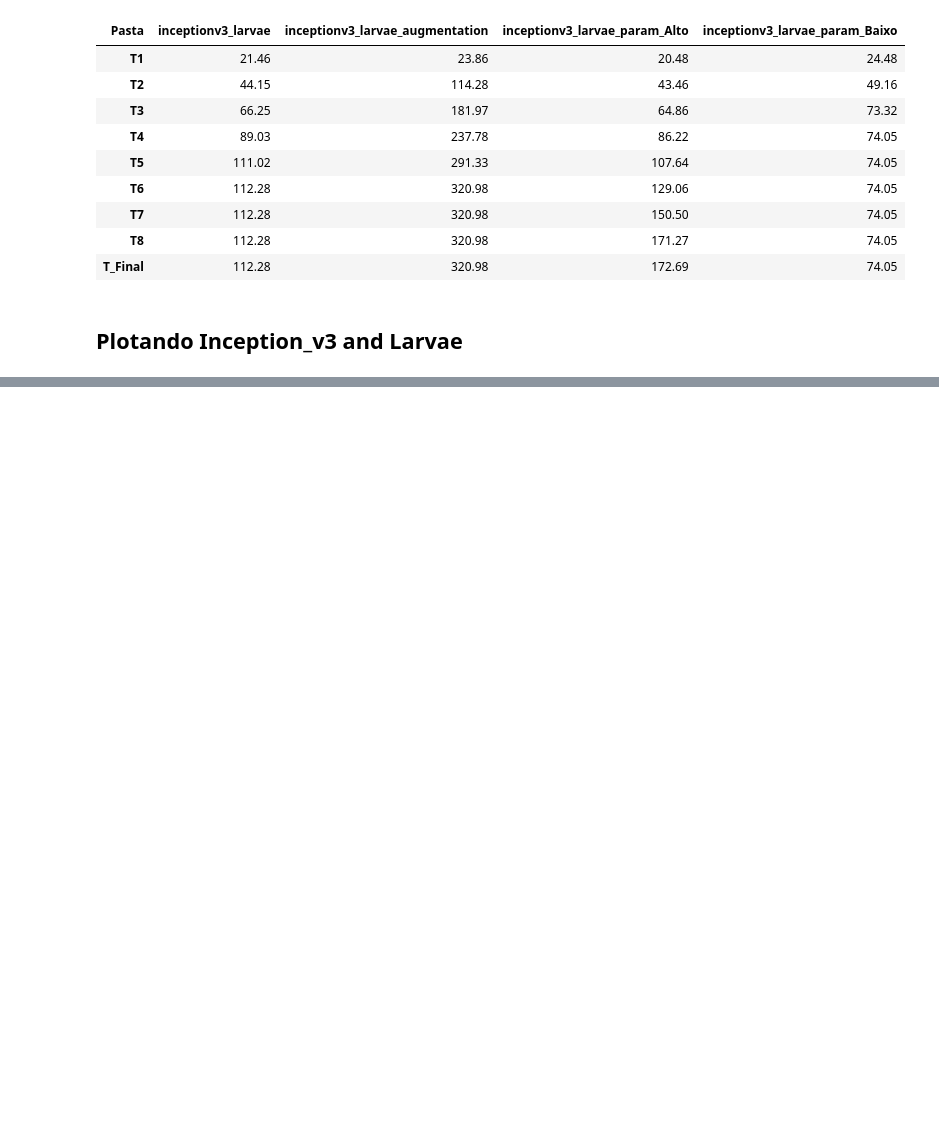
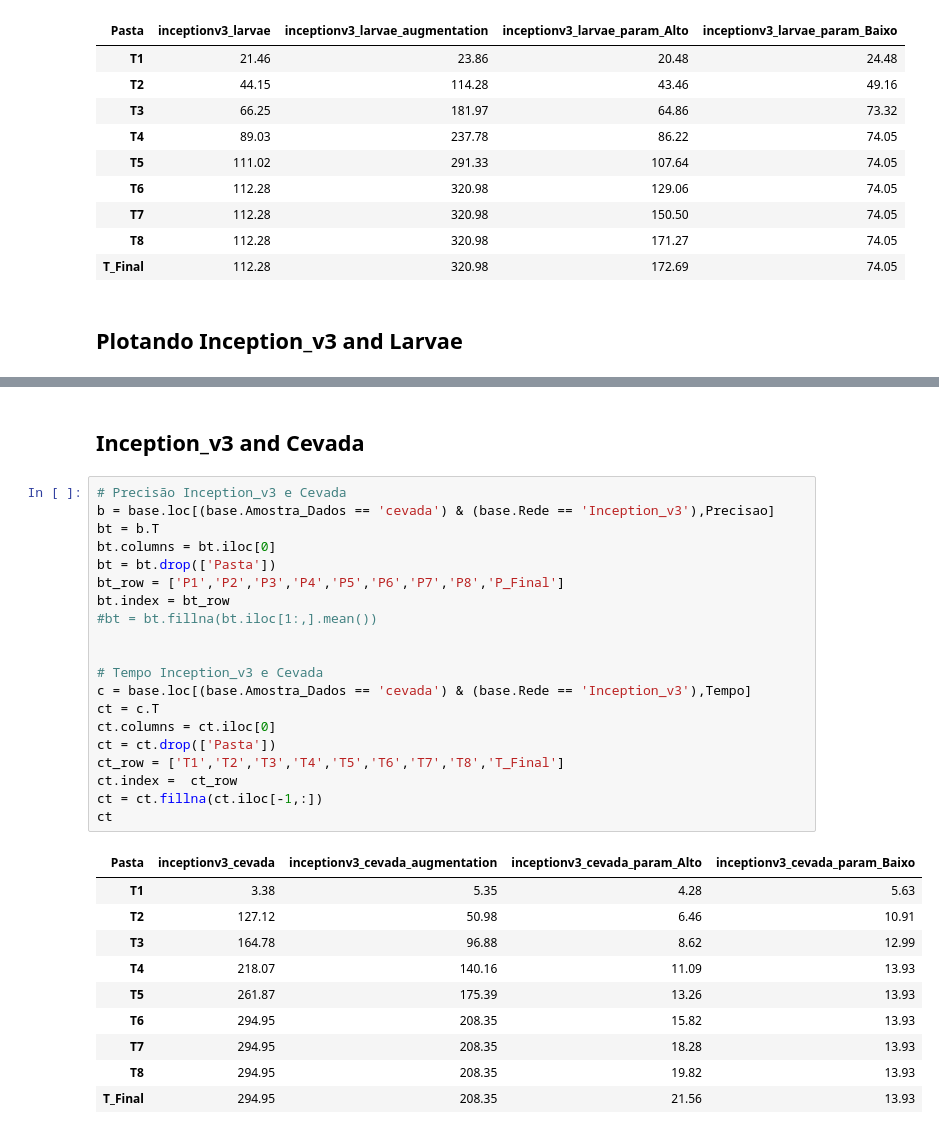
Before and after one commit to ViniciusLavorte/Python, a Jupyter notebook: Analise_TCC.ipynb, the cells around one changed output, grey strips where cells are left out. Saved outputs shown, nothing was run; the diff lists cells and outputs as text; blank space fills up the shorter version.

```diff
--- a/Analise_TCC.ipynb
+++ b/Analise_TCC.ipynb
@@ -63,0 +85,33 @@ ct
+# %% [markdown]
+## Inception_v3 and Cevada
+# %%
+# Precisão Inception_v3 e Cevada
+b = base.loc[(base.Amostra_Dados == 'cevada') & (base.Rede == 'Inception_v3'),Precisao]
+bt = b.T
+bt.columns = bt.iloc[0]
+bt = bt.drop(['Pasta'])
+bt_row = ['P1','P2','P3','P4','P5','P6','P7','P8','P_Final']
+bt.index = bt_row
+#bt = bt.fillna(bt.iloc[1:,].mean())
+
+
+# Tempo Inception_v3 e Cevada
+c = base.loc[(base.Amostra_Dados == 'cevada') & (base.Rede == 'Inception_v3'),Tempo]
+ct = c.T
+ct.columns = ct.iloc[0]
+ct = ct.drop(['Pasta'])
+ct_row = ['T1','T2','T3','T4','T5','T6','T7','T8','T_Final']
+ct.index =  ct_row
+ct = ct.fillna(ct.iloc[-1,:])
+ct
+# %% [output]
+| Pasta | inceptionv3_cevada | inceptionv3_cevada_augmentation | inceptionv3_cevada_param_Alto | inceptionv3_cevada_param_Baixo |
+| T1 | 3.38 | 5.35 | 4.28 | 5.63 |
+| T2 | 127.12 | 50.98 | 6.46 | 10.91 |
+| T3 | 164.78 | 96.88 | 8.62 | 12.99 |
+| T4 | 218.07 | 140.16 | 11.09 | 13.93 |
+| T5 | 261.87 | 175.39 | 13.26 | 13.93 |
+| T6 | 294.95 | 208.35 | 15.82 | 13.93 |
+| T7 | 294.95 | 208.35 | 18.28 | 13.93 |
+| T8 | 294.95 | 208.35 | 19.82 | 13.93 |
+| T_Final | 294.95 | 208.35 | 21.56 | 13.93 |
```
Also changed, not shown: parts of 7 cells of this notebook, 3 other files.
